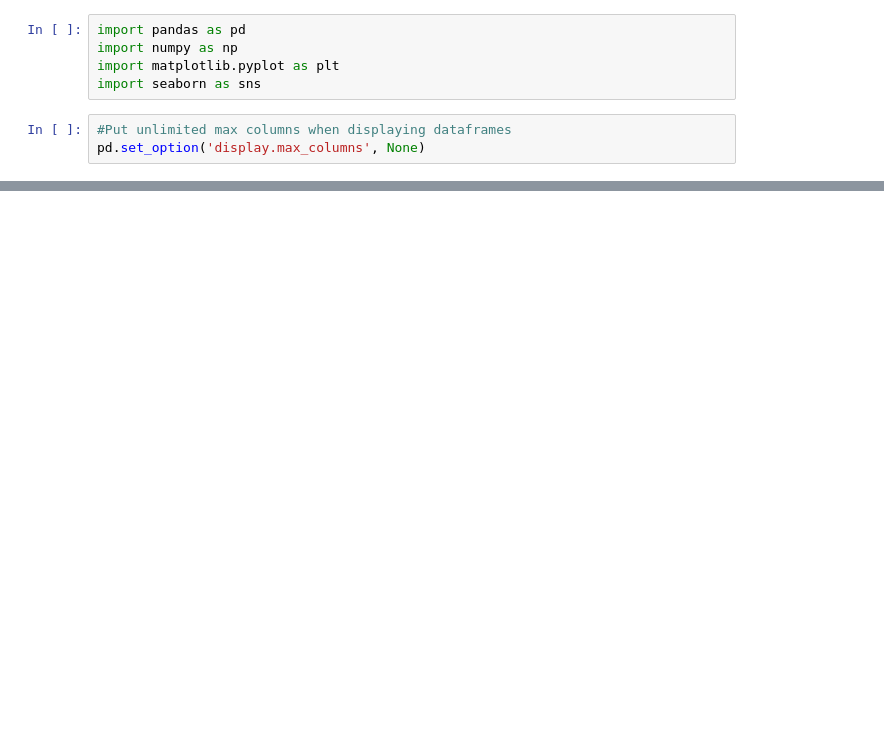
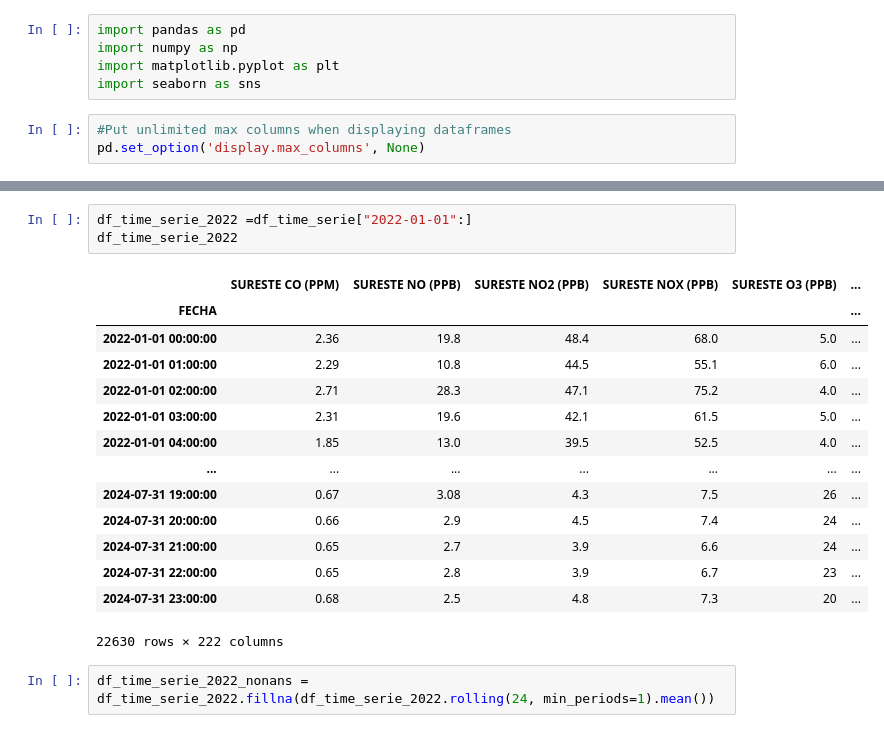
Before and after one commit to Huesoro/Multivariate_Analysis, a Jupyter notebook: DEA.ipynb, the cells around one changed output, grey strips where cells are left out. Saved outputs shown, nothing was run; the diff lists cells and outputs as text; blank space fills up the shorter version.

```diff
--- a/DEA.ipynb
+++ b/DEA.ipynb
@@ -432,0 +330,20 @@ df2020
+# %%
+df_time_serie_2022 =df_time_serie["2022-01-01":]
+df_time_serie_2022
+# %% [output]
+|  | SURESTE CO (PPM) | SURESTE NO (PPB) | SURESTE NO2 (PPB) | SURESTE NOX (PPB) | SURESTE O3 (PPB) | ... |
+| FECHA |  |  |  |  |  | ... |
+| 2022-01-01 00:00:00 | 2.36 | 19.8 | 48.4 | 68.0 | 5.0 | ... |
+| 2022-01-01 01:00:00 | 2.29 | 10.8 | 44.5 | 55.1 | 6.0 | ... |
+| 2022-01-01 02:00:00 | 2.71 | 28.3 | 47.1 | 75.2 | 4.0 | ... |
+| 2022-01-01 03:00:00 | 2.31 | 19.6 | 42.1 | 61.5 | 5.0 | ... |
+| 2022-01-01 04:00:00 | 1.85 | 13.0 | 39.5 | 52.5 | 4.0 | ... |
+| ... | ... | ... | ... | ... | ... | ... |
+| 2024-07-31 19:00:00 | 0.67 | 3.08 | 4.3 | 7.5 | 26 | ... |
+| 2024-07-31 20:00:00 | 0.66 | 2.9 | 4.5 | 7.4 | 24 | ... |
+| 2024-07-31 21:00:00 | 0.65 | 2.7 | 3.9 | 6.6 | 24 | ... |
+| 2024-07-31 22:00:00 | 0.65 | 2.8 | 3.9 | 6.7 | 23 | ... |
+| 2024-07-31 23:00:00 | 0.68 | 2.5 | 4.8 | 7.3 | 20 | ... |
+22630 rows × 222 columns
+# %%
+df_time_serie_2022_nonans = df_time_serie_2022.fillna(df_time_serie_2022.rolling(24, min_periods=1).mean())
```
Also changed, not shown: parts of 72 cells of this notebook.
